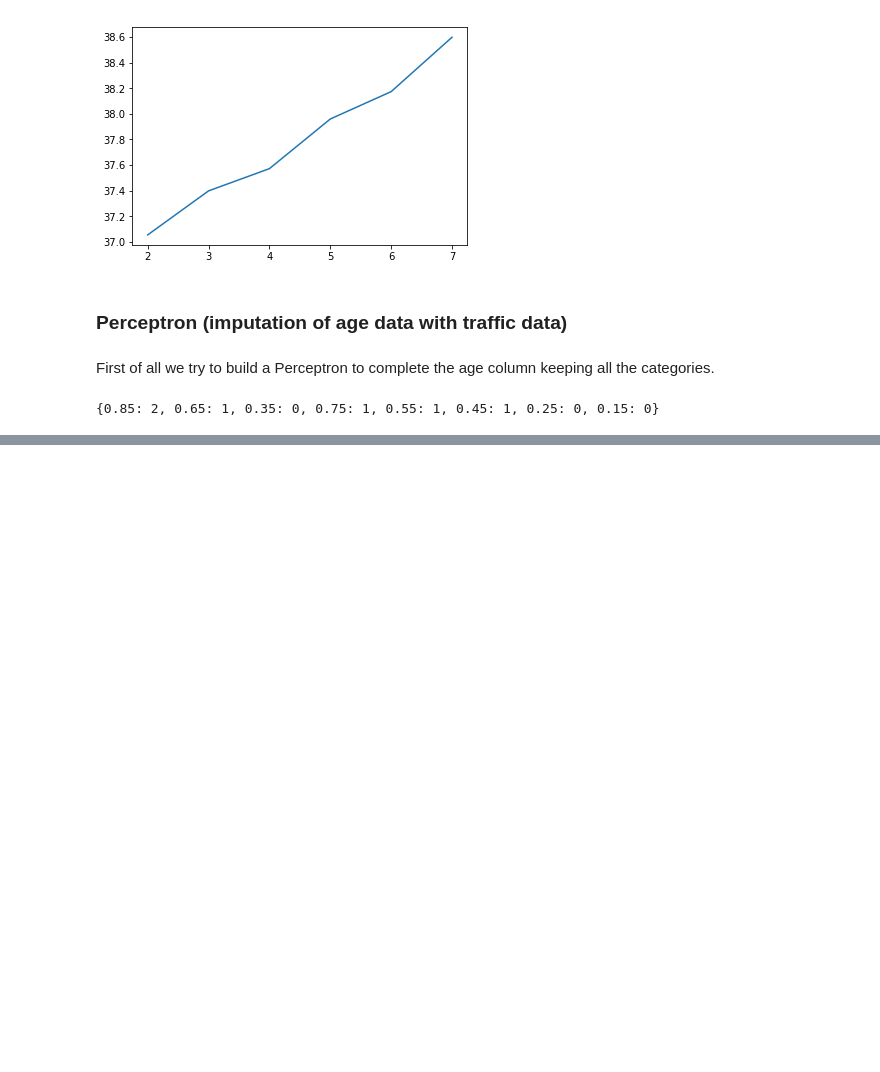
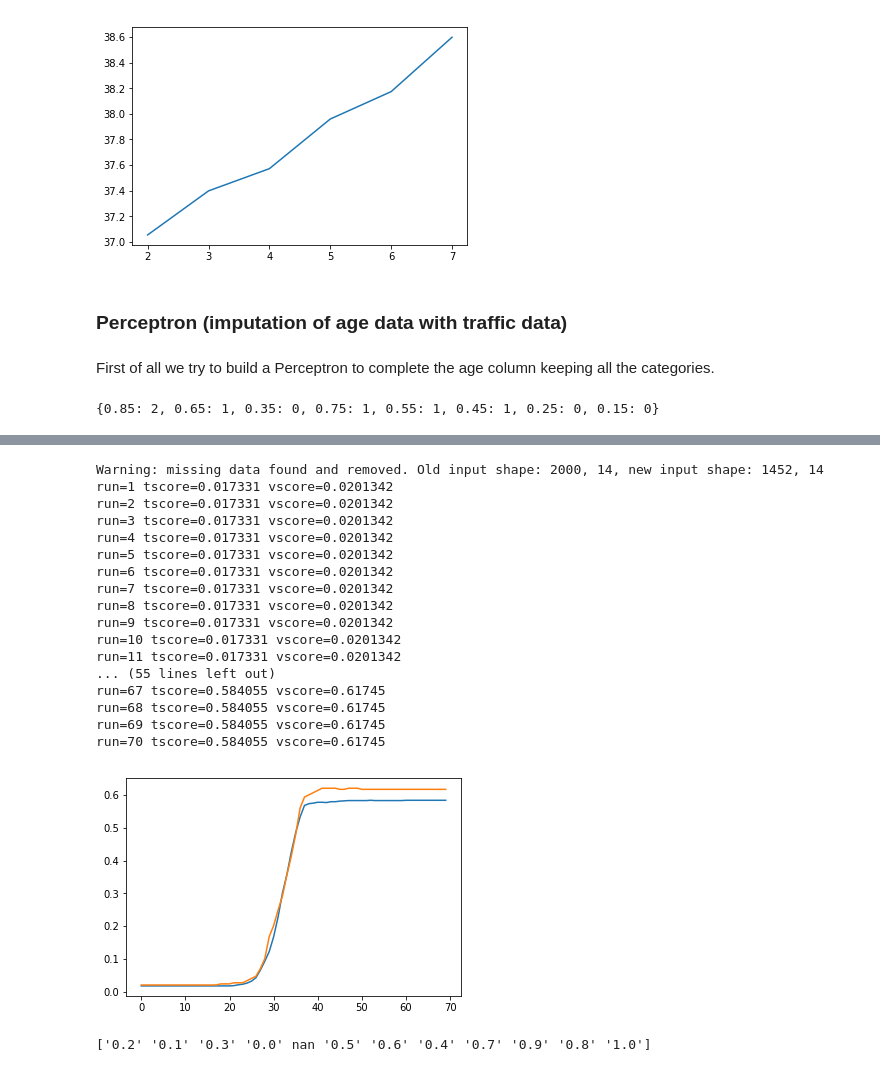
Before and after one commit to guglielmoG/MachineLearningVod, a Jupyter notebook: ML-Vod++.ipynb, the cells around one changed output, grey strips where cells are left out. Saved outputs shown, nothing was run; the diff lists cells and outputs as text; code cells hidden in the pictures; blank space fills up the shorter version.

```diff
--- a/ML-Vod++.ipynb
+++ b/ML-Vod++.ipynb
@@ -704,0 +718,39 @@ a
+# %%
+df = df_clean.copy()
+
+X = df[traffic_columns]
+y = df['OS_clean']
+my_perc = perc()
+# %%
+my_perc.train(X, y, percentage=0.8, std=True, loss='log', penalty='none', alpha=1e-4,
+          power_t=0.5, max_iter=7000, it_interval=100, learning_rate='constant', eta0=1e-8,
+          threshold_unbalanced=0.6, class_weight=None)
+# %% [output]
+Warning: missing data found and removed. Old input shape: 2000, 14, new input shape: 1452, 14
+run=1 tscore=0.017331 vscore=0.0201342
+run=2 tscore=0.017331 vscore=0.0201342
+run=3 tscore=0.017331 vscore=0.0201342
+run=4 tscore=0.017331 vscore=0.0201342
+run=5 tscore=0.017331 vscore=0.0201342
+run=6 tscore=0.017331 vscore=0.0201342
+run=7 tscore=0.017331 vscore=0.0201342
+run=8 tscore=0.017331 vscore=0.0201342
+run=9 tscore=0.017331 vscore=0.0201342
+run=10 tscore=0.017331 vscore=0.0201342
+run=11 tscore=0.017331 vscore=0.0201342
+... (55 lines left out)
+run=67 tscore=0.584055 vscore=0.61745
+run=68 tscore=0.584055 vscore=0.61745
+run=69 tscore=0.584055 vscore=0.61745
+run=70 tscore=0.584055 vscore=0.61745
+[figure, added]
+# %%
+df = df_clean.copy()
+
+X = df[traffic_columns]
+
+y = df['DataAllowance'].map(lambda x: '%.1f'%x, na_action = 'ignore')
+print(y.unique())
+my_perc = perc()
+# %% [output]
+['0.2' '0.1' '0.3' '0.0' nan '0.5' '0.6' '0.4' '0.7' '0.9' '0.8' '1.0']
```
Also changed, not shown: parts of 11 cells of this notebook.
